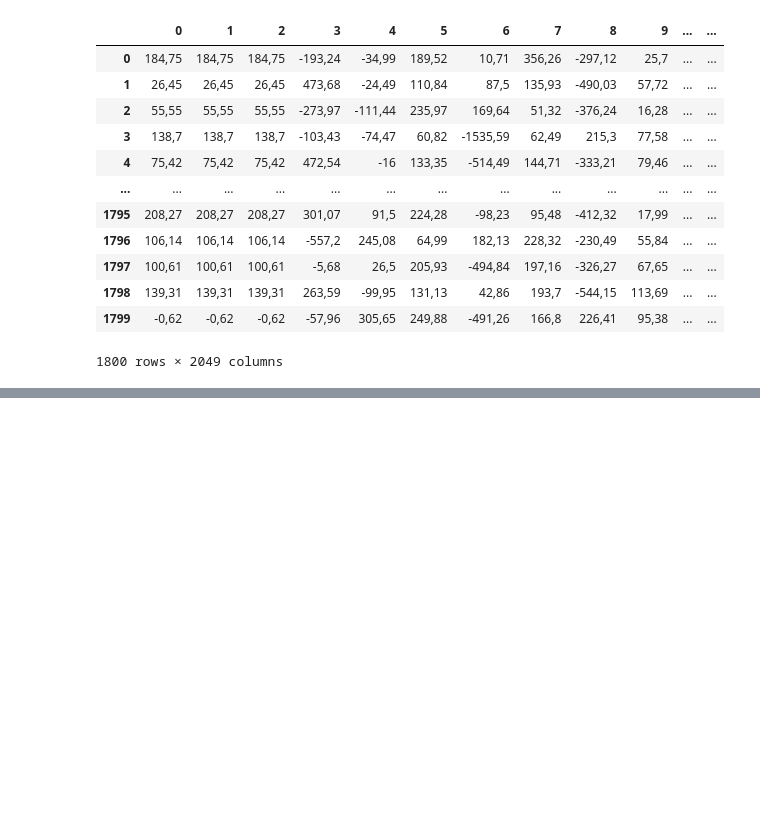
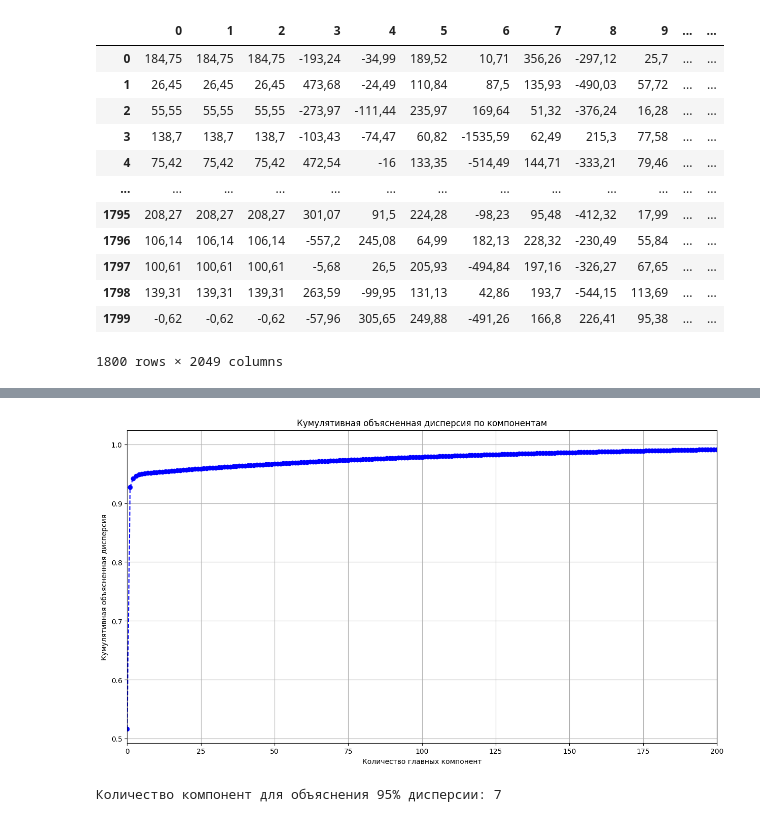
Before and after one commit to kirillbarinov/Spector-ML, a Jupyter notebook: diploma_001.ipynb, the cells around one changed output, grey strips where cells are left out. Saved outputs shown, nothing was run; the diff lists cells and outputs as text; code cells hidden in the pictures; blank space fills up the shorter version.

```diff
--- a/diploma_001.ipynb
+++ b/diploma_001.ipynb
@@ -207,0 +212,3 @@ result.to_excel('result.xlsx')
+# %%
+# Remove the first column (index)
+df = df.iloc[:, 1:]
@@ -207,0 +230,6 @@ result.to_excel('result.xlsx')
+# %%
+X = df.iloc[:, :-1]
+y = df.iloc[:, -1]  # Target variable
+
+# Split the dataset into training and testing sets
+X_train, X_test, y_train, y_test = train_test_split(X, y, test_size=0.3, random_state=8, shuffle=True)
@@ -207,0 +249,12 @@ result.to_excel('result.xlsx')
+# %%
+# Let's test MinMaxScaler and StandardScaler
+from sklearn.preprocessing import MinMaxScaler
+
+# Feature scaling
+scaler = MinMaxScaler()
+X_train_m = scaler.fit_transform(X_train)
+X_test_m = scaler.transform(X_test)
+
+scaler2 = StandardScaler()
+X_train_s = scaler2.fit_transform(X_train)
+X_test_s = scaler2.transform(X_test)
@@ -207,0 +406,26 @@ result.to_excel('result.xlsx')
+# %%
+import matplotlib.pyplot as plt
+from sklearn.decomposition import PCA
+import numpy as np
+
+pca = PCA()
+pca.fit(X_train_m)
+
+# Calculation and visualization of cumulative explained variance
+cumulative_variance = np.cumsum(pca.explained_variance_ratio_)
+plt.figure(figsize=(15, 8))
+plt.plot(cumulative_variance, marker='o', linestyle='--', color='b')
+plt.title('Cumulative explained variance by components')
+plt.xlabel('Number of principal components')
+plt.ylabel('Cumulative explained variance')
+plt.grid(True)
+plt.xlim(0, 200)
+plt.show()
+
+# Determining the number of components to achieve the desired level of explained variance
+desired_variance = 0.95  # Explain 95% of the variance
+components_for_desired_variance_m = np.argmax(cumulative_variance >= desired_variance) + 1  # Add 1 because the indices start at 0.
+print("Number of components to explain 95% of the variance:", components_for_desired_variance_m)
+# %% [output]
+[figure, added]
+Количество компонент для объяснения 95% дисперсии: 7
```
Also changed, not shown: parts of 48 cells of this notebook.
